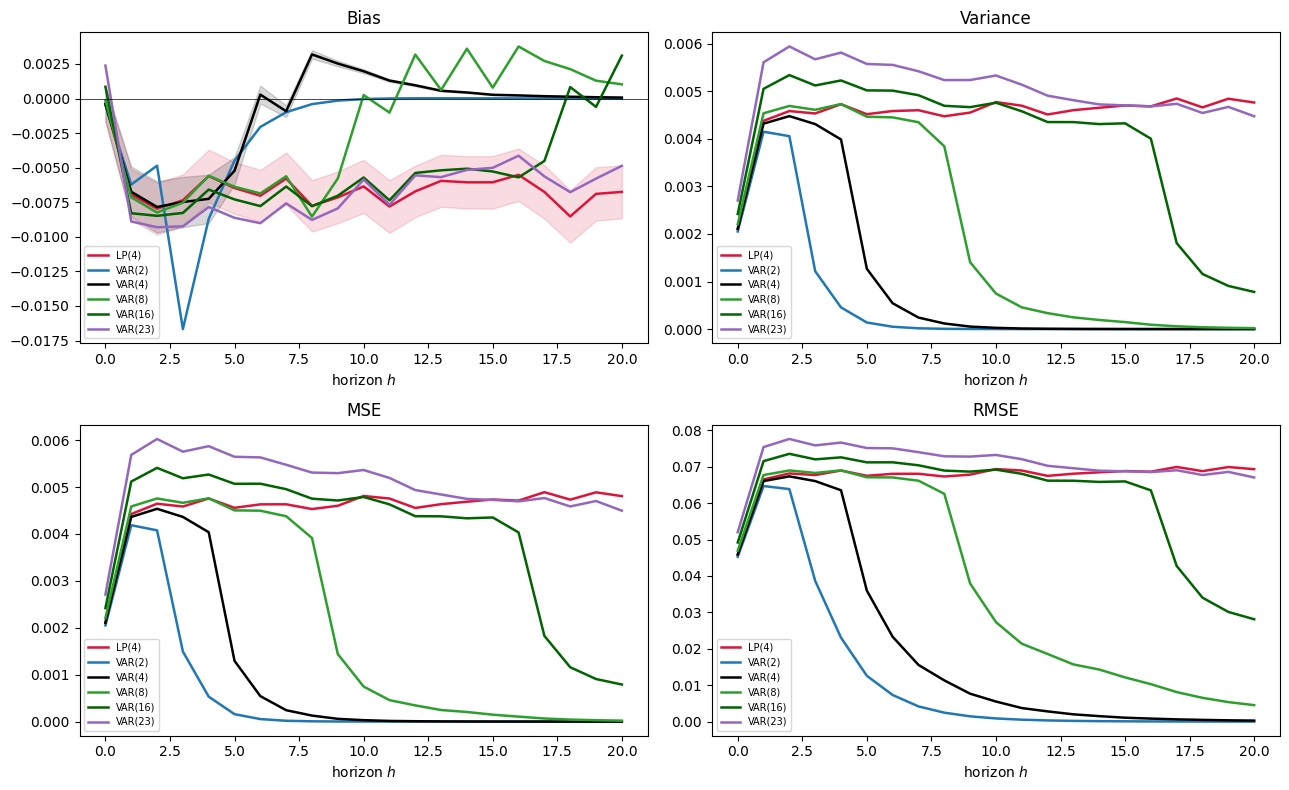
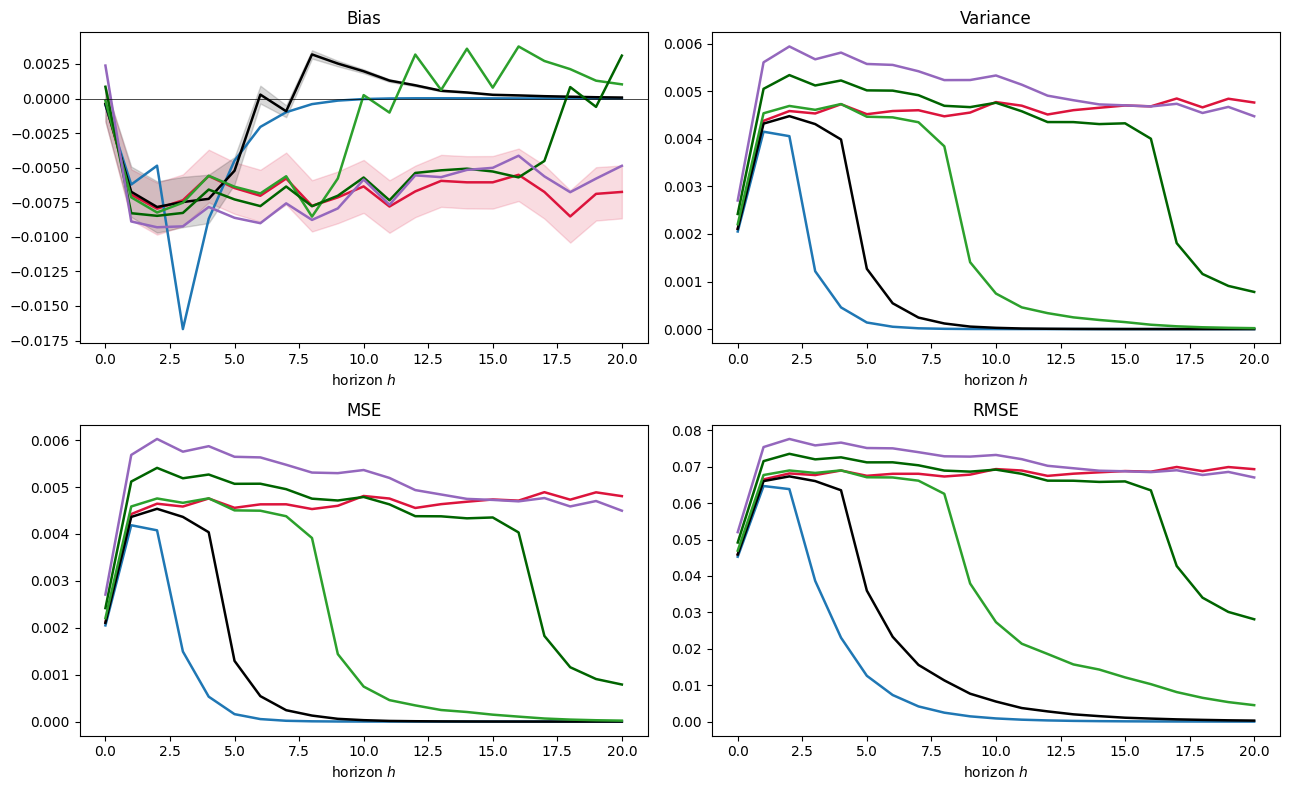
Unified diff of the notebook cell whose output changed from the first chart to the second:
--- before
+++ after
@@ -2,5 +2,5 @@
 from IPython.display import display
 
-
+Tval=250
 def metrics(stack, truth):
     """Per-horizon Ch. 3 point metrics for a (B, H+1) stack of IRF estimates."""
@@ -31,5 +31,5 @@
 ax[0, 1].set_title("Variance"); ax[1, 0].set_title("MSE"); ax[1, 1].set_title("RMSE")
 for a in ax.ravel():
-    a.set_xlabel("horizon $h$"); a.legend(fontsize=7)
+    a.set_xlabel("horizon $h$")
 # fig.suptitle(f"Ch. 3 point-estimation metrics — T={Tval}, B={N_REPS}, ρ={RHO} ({Scenario})", fontweight="bold")
 fig.tight_layout()

Commit: add BL results